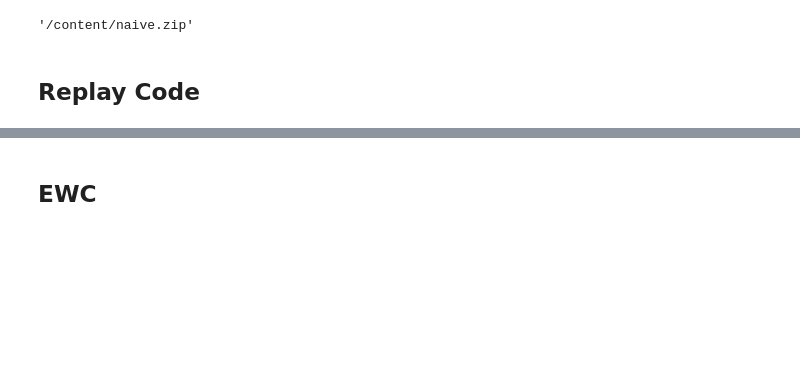
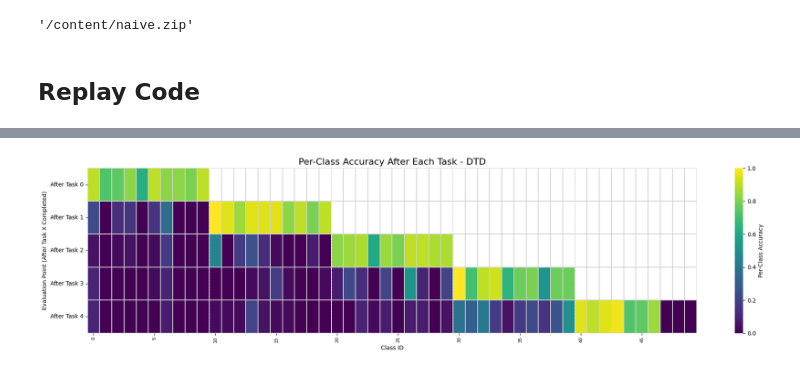
Before and after one commit to avelynkwong/fg-continual-learning, a Jupyter notebook: eda2_train_new_task.ipynb, the cells around one changed output, grey strips where cells are left out. Saved outputs shown, nothing was run; the diff lists cells and outputs as text; code cells hidden in the pictures; blank space fills up the shorter version.

```diff
--- a/eda2_train_new_task.ipynb
+++ b/eda2_train_new_task.ipynb
@@ -760,2 +891,0 @@ plt.show()
-# %% [markdown]
-## EWC
@@ -1117,0 +892,9 @@ print("\nContinual learning loop finished.")
+# %%
+# texture dataset
+accuracy_file_path = 'accuracies-DTD.txt' # Make sure this file exists
+num_total_classes = 50
+num_classes_per_task = 10
+
+viz_acc_drops(accuracy_file_path, num_total_classes, num_classes_per_task, 'DTD')
+# %% [output]
+[figure, added]
```
Also changed, not shown: parts of 25 cells of this notebook.
